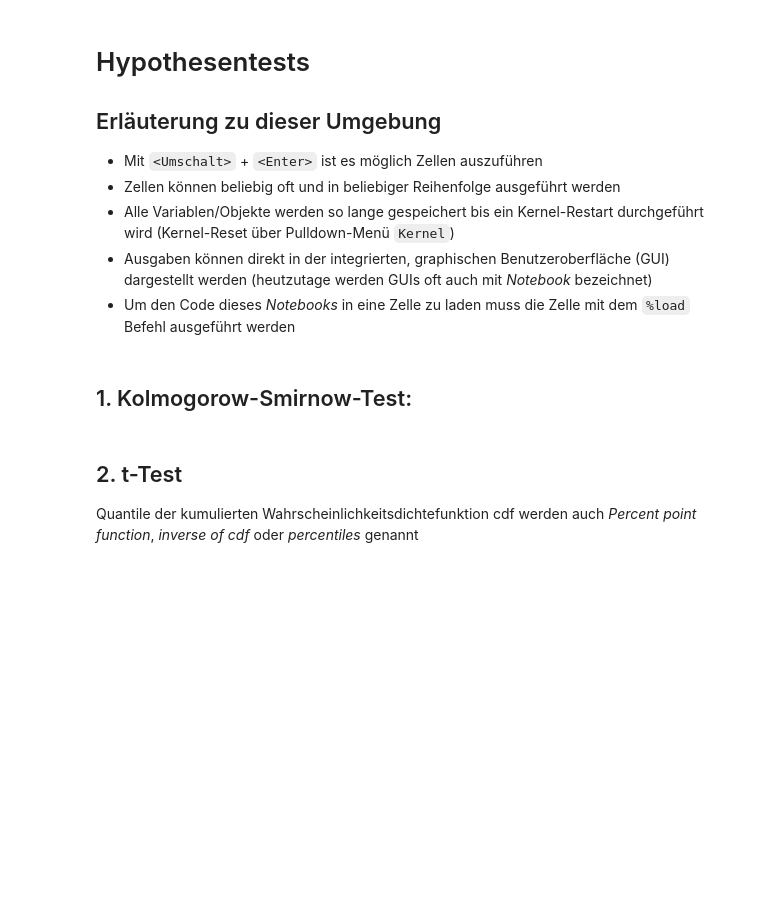
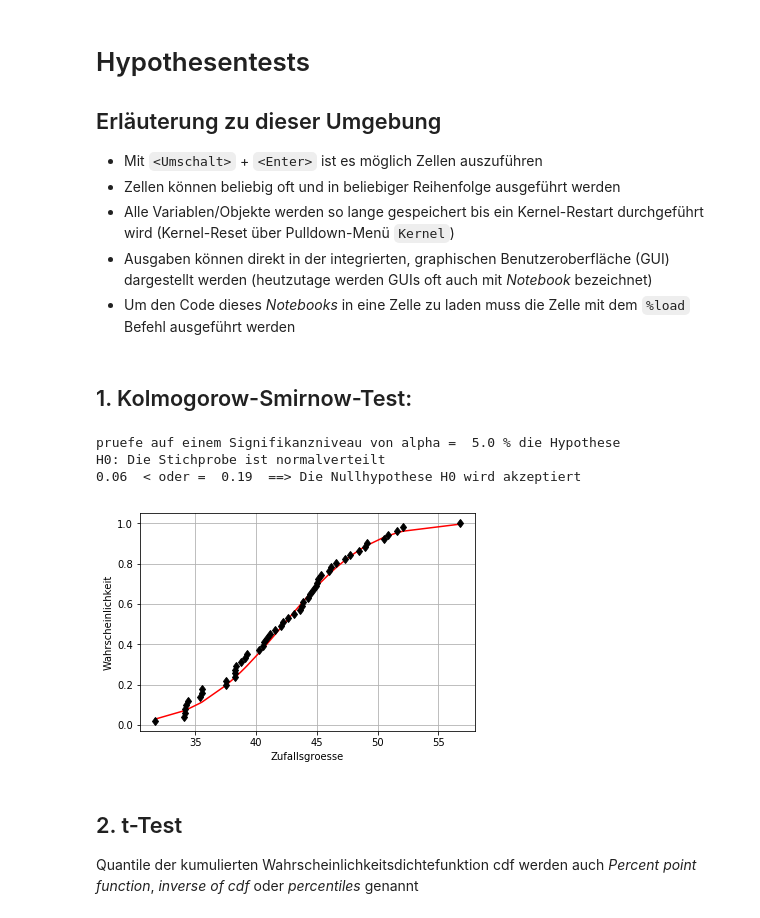
Before and after one commit to dhueser/MDA-Vorlesung-iprom-tu-bs, a Jupyter notebook: vorlesung/05_vorlesung/code/hypothesentests.ipynb, the cells around one changed output. Cells and saved outputs as stored; diff of their text form; code cells hidden in the pictures; blank space fills up the shorter version.

```diff
--- a/vorlesung/05_vorlesung/code/hypothesentests.ipynb
+++ b/vorlesung/05_vorlesung/code/hypothesentests.ipynb
@@ -15,3 +13,64 @@
+# %%
+# %load example_KSTest.py
+import numpy as np
+import matplotlib.pyplot as plt
+import scipy.special
+def cumulatives(x):
+    xbar = np.mean(x)
+    s = np.std(x, ddof=1)
+    J = len(x)
+    xsort = np.sort(x)
+    H = np.arange(1,J+1)/J;
+    z = (xsort - xbar)/s
+    # The cumulative of the unit normal distribution is given
+    # by Phi(z) = 1/2[1 + erf(z/sqrt(2))]
+    P = 0.5 * (1 + scipy.special.erf(z/np.sqrt(2)))
+    return P, H, xsort, xbar, s
+#
+# Hauptprogramm
+#
+# generiere synthetische Stichprobe
+stichprobenumfang = 51
+mu_1 = 42
+sigma_1 = 5
+stichprobe = np.random.normal(mu_1, sigma_1, stichprobenumfang)
+#
+# Aufgabenstellung Hypothesentest
+alpha = 0.05
+print('pruefe auf einem Signifikanzniveau von alpha = ', alpha*100, '% die Hypothese')
+print('H0: Die Stichprobe ist normalverteilt')
+#
+# Durchfuehrung des Kolmogorow-Smirnow-Tests:
+#
+# Berechnung der kumulativen Normalverteilung P und der empirischen
+# kumulativen Verteilung der Stichprobe H
+P, H, xsort, xbar, s = cumulatives(stichprobe)
+#
+# Berechnung der Pruef- oder Testgroesse
+Testgroesse = np.max(np.abs(H - P))
+#
+# Berechnung des Schwellwertes
+K_alphaJ = np.sqrt(-np.log(alpha/2)/(2*stichprobenumfang))
+#
+# Antwortsatz
+if (Testgroesse > K_alphaJ):
+    print("{:1.2f}".format(Testgroesse), ' > ', "{:1.2f}".format(K_alphaJ), ' ==> Die Nullhypothese H0 wird verworfen')
+else:
+    print("{:1.2f}".format(Testgroesse), ' < oder = ', "{:1.2f}".format(K_alphaJ), ' ==> Die Nullhypothese H0 wird akzeptiert')
+#
+# graphische Darstellung
+plt.figure(1)
+plt.plot(xsort, P, 'r-')
+plt.plot(xsort, H, 'kd')
+plt.grid()
+plt.xlabel('Zufallsgroesse')
+plt.ylabel('Wahrscheinlichkeit')
+plt.show()
+# %% [output]
+pruefe auf einem Signifikanzniveau von alpha =  5.0 % die Hypothese
+H0: Die Stichprobe ist normalverteilt
+0.06  < oder =  0.19  ==> Die Nullhypothese H0 wird akzeptiert
+[figure, added]
 # %% [markdown]
 ## 2. t-Test
 Quantile der kumulierten Wahrscheinlichkeitsdichtefunktion cdf werden auch _Percent point function_, _inverse of cdf_  oder _percentiles_ genannt
```
Also changed, not shown: parts of 2 cells of this notebook, 4 other files.
